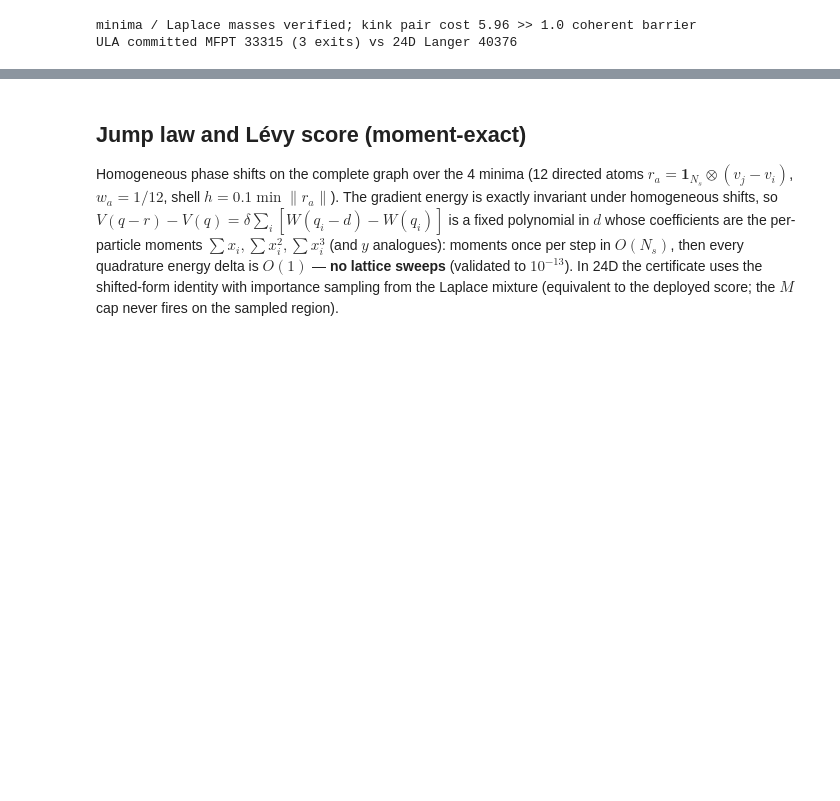
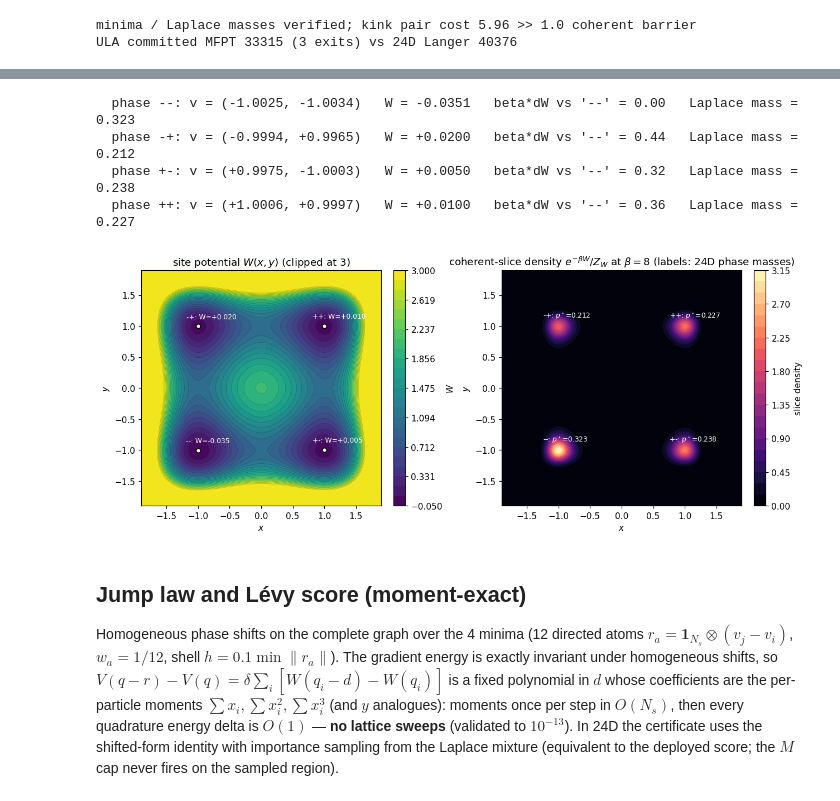
Before and after one commit to zheyuanlai/levy-sampling, a Jupyter notebook: JCP_experiments/notebooks/04_coupled_phi4.ipynb, the cells around one changed output, grey strips where cells are left out. Drawn from its saved outputs; the diff is of its cells as text; code cells hidden in the pictures; blank space fills up the shorter version.

```diff
--- a/JCP_experiments/notebooks/04_coupled_phi4.ipynb
+++ b/JCP_experiments/notebooks/04_coupled_phi4.ipynb
@@ -65,3 +78,64 @@ ULA committed MFPT 33315 (3 exits) vs 24D Langer 40376
+# %%
+# Target visualization (self-contained, CPU-safe; touches no run state).
+# Left: site potential W whose four minima define the coherent phases.
+# Right: exact coherent-slice density exp(-beta W)/Z_W -- V(1 (x) v) = W(v),
+# so this is pi restricted to the homogeneous 2-plane (a slice, NOT a
+# marginal; the exact 24D phase masses also count transverse fluctuations).
+import os, sys, math
+sys.path.insert(0, os.path.abspath(".."))
+import numpy as np
+import torch
+import matplotlib.pyplot as plt
+from src.potentials import phi4_W, PHI4_MINIMA, PHI4_LAPLACE_MASSES
+
+beta_viz = 8.0
+vg = torch.linspace(-1.9, 1.9, 601, dtype=torch.float64)
+VX, VY = torch.meshgrid(vg, vg, indexing="ij")
+Wg = phi4_W(torch.stack([VX, VY], dim=-1))
+dens_slice = torch.exp(-beta_viz * (Wg - Wg.min()))
+dens_slice = dens_slice / (dens_slice.sum() * float(vg[1] - vg[0]) ** 2)
+
+W0 = PHI4_MINIMA["--"][1]
+for ph, (v, Wv) in PHI4_MINIMA.items():
+    print(f"  phase {ph}: v = ({v[0]:+.4f}, {v[1]:+.4f})   W = {Wv:+.4f}   "
+          f"beta*dW vs '--' = {beta_viz*(Wv - W0):.2f}   "
+          f"Laplace mass = {PHI4_LAPLACE_MASSES[ph]:.3f}")
+
+fig, axes = plt.subplots(1, 2, figsize=(11.5, 4.6), constrained_layout=True)
+lv = np.linspace(-0.05, 3.0, 25)
+cf0 = axes[0].contourf(vg, vg, Wg.T.clamp(max=3.0), levels=lv, cmap="viridis")
+axes[0].contour(vg, vg, Wg.T.clamp(max=3.0), levels=lv, colors="k",
+                linewidths=0.25, alpha=0.4)
+for ph, (v, Wv) in PHI4_MINIMA.items():
+    axes[0].plot(v[0], v[1], "o", ms=5, mfc="w", mec="k")
+    axes[0].annotate(f"{ph}: W={Wv:+.3f}", (v[0], v[1]),
+                     textcoords="offset points", xytext=(-14, 9),
+                     fontsize=8, color="w")
+axes[0].set(title=r"site potential $W(x,y)$ (clipped at 3)",
+            xlabel="$x$", ylabel="$y$")
+fig.colorbar(cf0, ax=axes[0], label="$W$")
+
+cf1 = axes[1].contourf(vg, vg, dens_slice.T, levels=30, cmap="magma")
+for ph, (v, _) in PHI4_MINIMA.items():
+    axes[1].annotate(f"{ph}: $p^\\star$={PHI4_LAPLACE_MASSES[ph]:.3f}",
+                     (v[0], v[1]), textcoords="offset points",
+                     xytext=(-18, 10), fontsize=8, color="w")
+axes[1].set(title=r"coherent-slice density $e^{-\beta W}/Z_W$ at $\beta=8$"
+                  r" (labels: 24D phase masses)",
+            xlabel="$x$", ylabel="$y$")
+fig.colorbar(cf1, ax=axes[1], label="slice density")
+os.makedirs(os.path.join("..", "figures", "coupled_phi4"), exist_ok=True)
+for ext in ("png", "pdf"):
+    fig.savefig(os.path.join("..", "figures", "coupled_phi4",
+                             "coupled_phi4_target." + ext), dpi=200,
+                bbox_inches="tight")
+plt.show()
+# %% [output]
+  phase --: v = (-1.0025, -1.0034)   W = -0.0351   beta*dW vs '--' = 0.00   Laplace mass = 0.323
+  phase -+: v = (-0.9994, +0.9965)   W = +0.0200   beta*dW vs '--' = 0.44   Laplace mass = 0.212
+  phase +-: v = (+0.9975, -1.0003)   W = +0.0050   beta*dW vs '--' = 0.32   Laplace mass = 0.238
+  phase ++: v = (+1.0006, +0.9997)   W = +0.0100   beta*dW vs '--' = 0.36   Laplace mass = 0.227
+[figure, added]
 # %% [markdown]
 ## Jump law and Lévy score (moment-exact)
 
```
Also changed, not shown: parts of 1 cell of this notebook, 6 other files.
